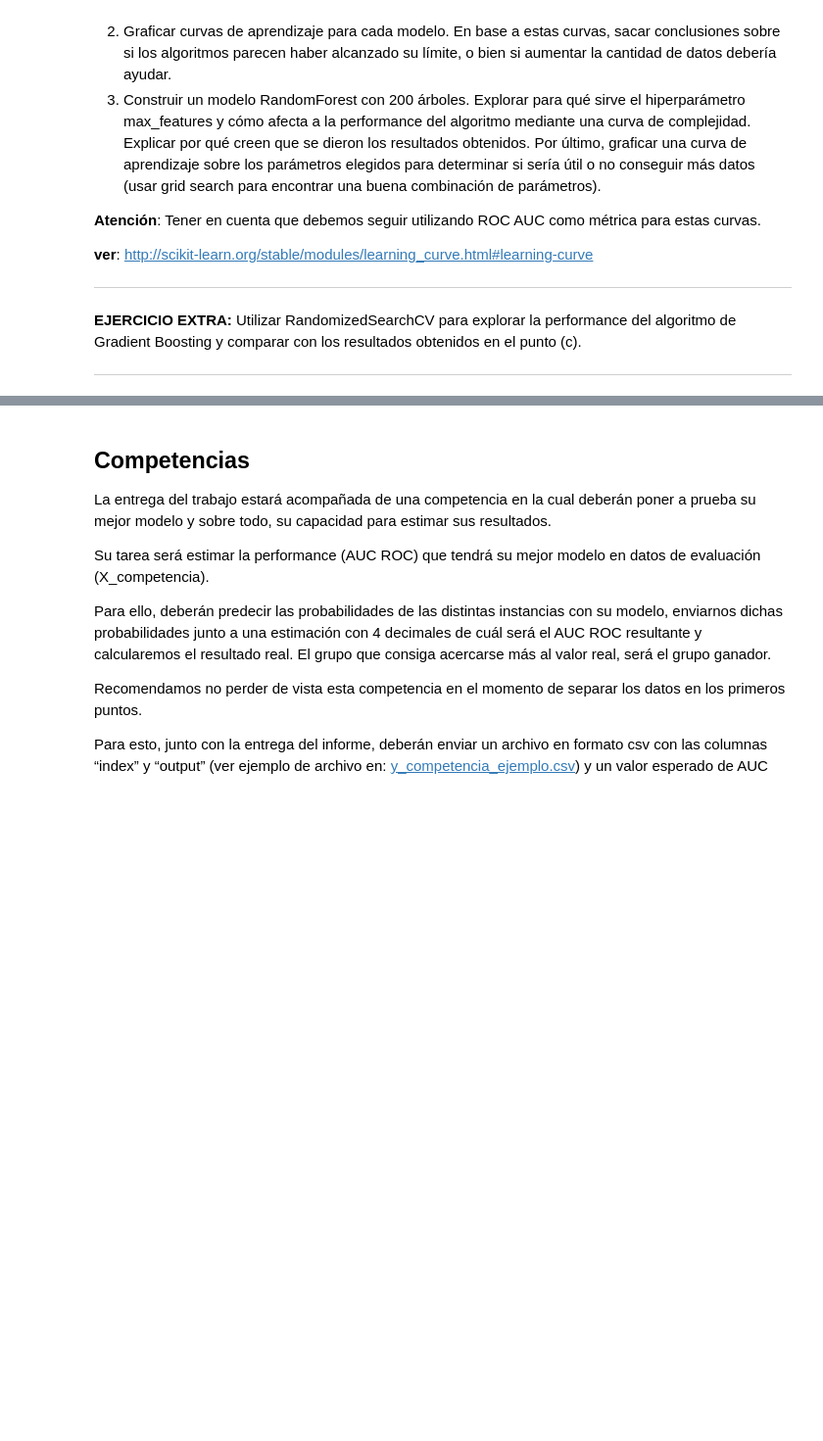
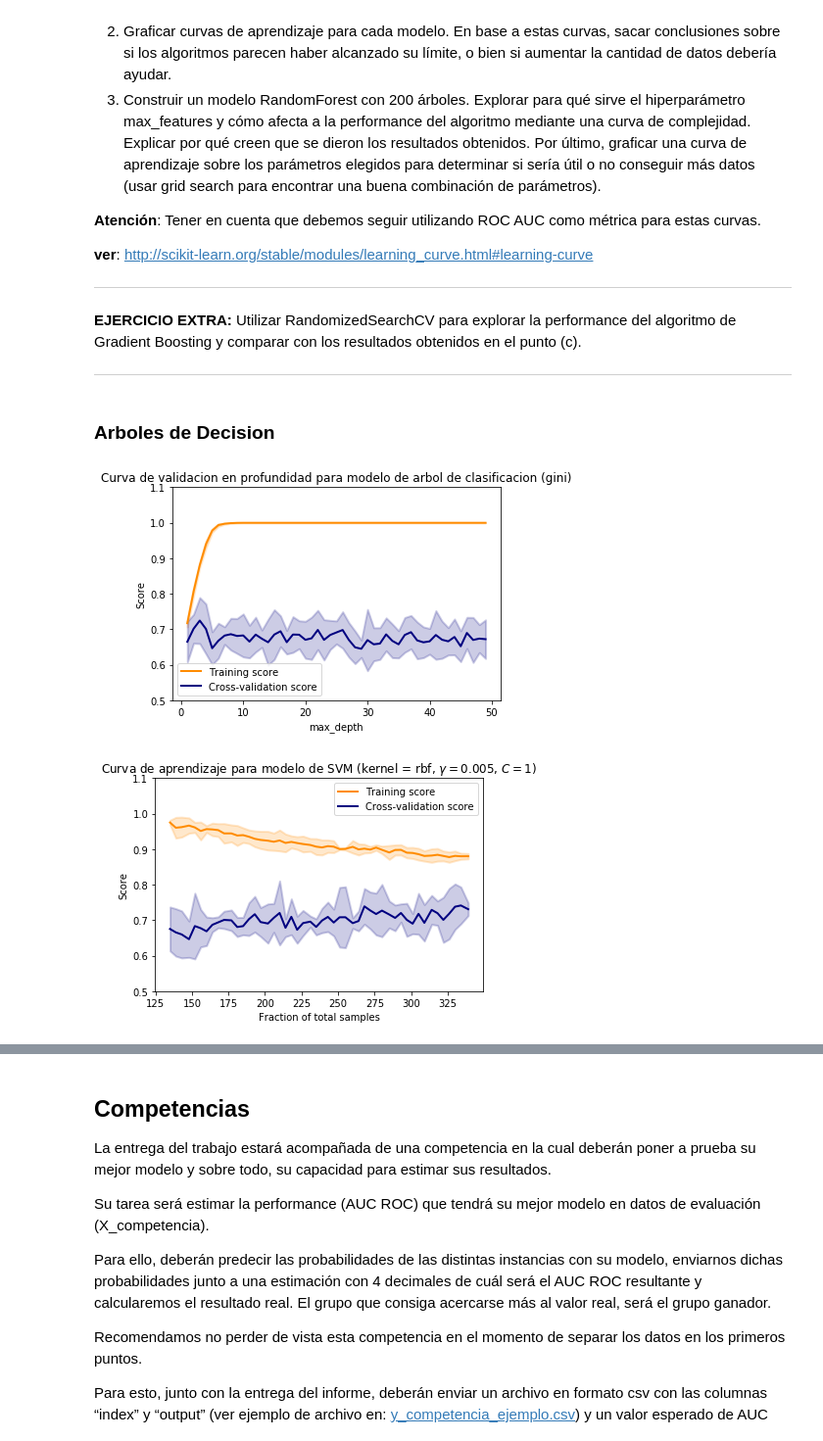
Before and after one commit to griquelme/aa-TP1, a Jupyter notebook: TP1.ipynb, the cells around one changed output, grey strips where cells are left out. Shown: that part at 98% size. Cells and saved outputs as stored; diff of their text form; code cells hidden in the pictures; blank space fills up the shorter version.

```diff
--- a/TP1.ipynb
+++ b/TP1.ipynb
@@ -368,0 +459,21 @@ En este punto, se pide inspeccionar dos de sus mejores modelos encontrados hasta
+# %%
+display(Markdown("### Arboles de Decision"))
+
+# curva de validacion
+depth_range = np.arange(1, 50)
+title = 'Curva de validacion en profundidad para modelo de arbol de clasificacion (gini)'
+train_scores, test_scores = sklearn.model_selection.validation_curve(sklearn.tree.DecisionTreeClassifier(criterion='gini'), X_dev_np, y_dev_np, 'max_depth', depth_range, cv=5, scoring='roc_auc')
+plot_validation_curve(c_range, train_scores, test_scores, title=title, param_name='max_depth', ylim=(0.5, 1.1), plot_mode='lineal')
+
+# curva de aprendizaje
+sample_range = np.linspace(0.4, 1, num=50)
+title = 'Curva de aprendizaje para modelo de SVM (kernel = rbf, $\gamma = 0.005$, $C=1$)'
+train_size_abs, train_scores, test_scores = sklearn.model_selection.learning_curve(sklearn.tree.DecisionTreeClassifier(max_depth=3, criterion='gini'),
+                                                                   X_dev_np, y_dev_np,
+                                                                   train_sizes=sample_range,
+                                                                   cv=5, scoring='roc_auc')
+plot_learning_curve(train_size_abs, train_scores, test_scores, title=title, ylim=(0.5, 1.1))
+# %% [output]
+### Arboles de Decision
+[figure, added]
+[figure, added]
```
Also changed, not shown: parts of 3 cells of this notebook.
